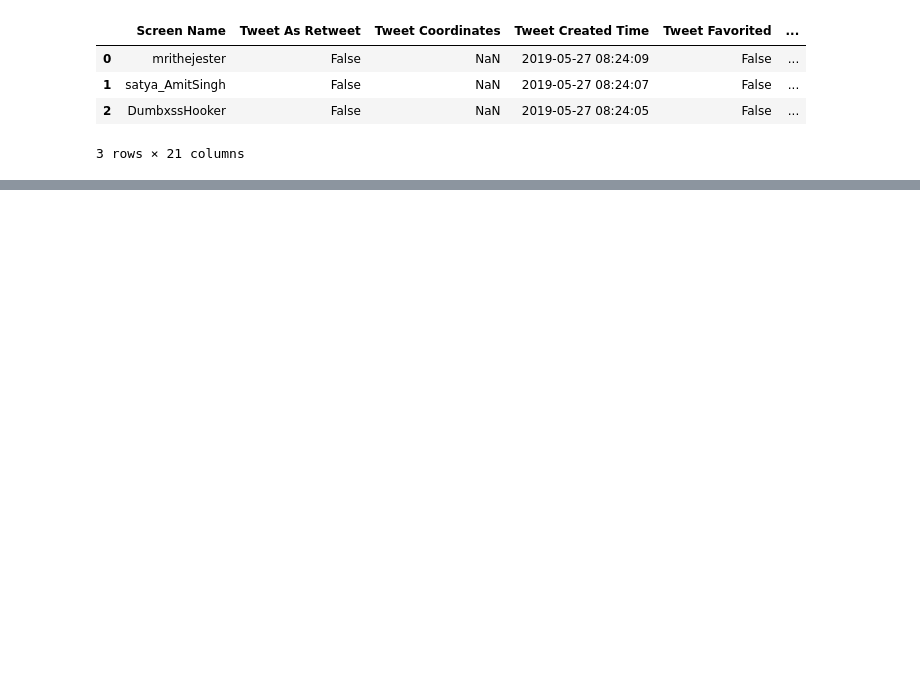
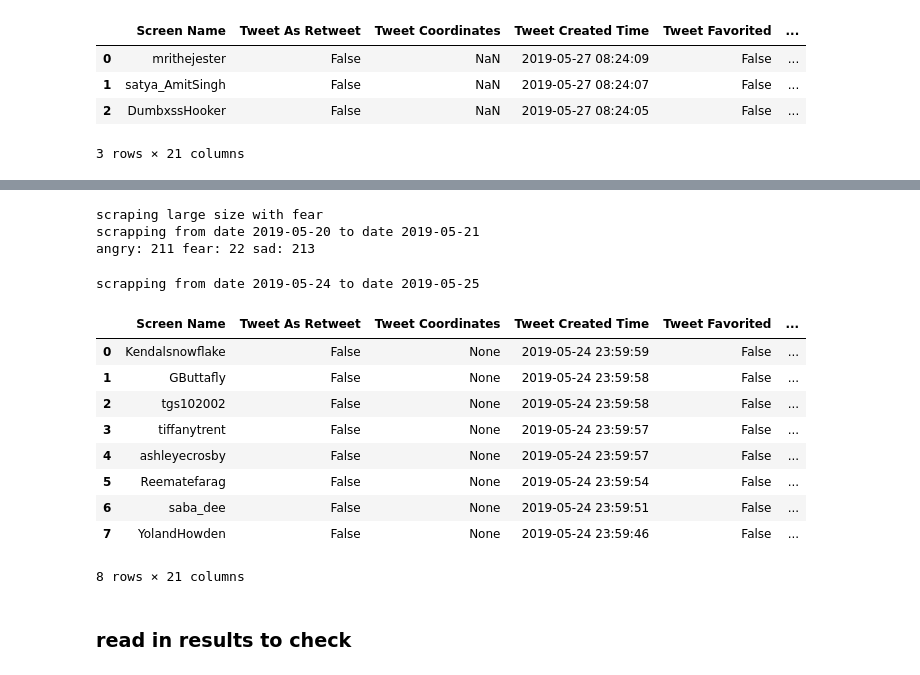
Before and after one commit to KathleenYWang/Sentiment_Detection_NLP, a Jupyter notebook: ScrapeTwitter.ipynb, the cells around one changed output, grey strips where cells are left out. Drawn from its saved outputs; the diff is of its cells as text; code cells hidden in the pictures; blank space fills up the shorter version.

Commit message:
data: scrape old data

```diff
--- a/ScrapeTwitter.ipynb
+++ b/ScrapeTwitter.ipynb
@@ -307,0 +252,29 @@ angry: 219 fear: 23 sad: 221
+# %%
+
+
+try:
+    print("scraping large size with fear")
+    scrape_by_date(sizes_lar, days, False)
+except:
+    try:
+        print("can't scrape large size with fear")
+        print("scraping medium size with fear")
+        scrape_by_date(sizes_med, days, False)
+    except:
+        print("can't scrape medium size with fear")
+        print("scraping large size without fear")
+        try:
+            scrape_by_date(sizes_lar, days, True)
+        except:
+            print("can't scrape large size without fear")
+            print("scraping medium size without fear")
+            try:
+                scrape_by_date(sizes_med, days, True)
+            except:
+                print("can't scrape medium size without fear")
+                print("scraping small size without fear")
+                scrape_by_date(sizes_sma, days, True)
+# %% [output]
+scraping large size with fear
+scrapping from date 2019-05-20 to date 2019-05-21
+angry: 211 fear: 22 sad: 213
@@ -307,0 +287,22 @@ angry: 219 fear: 23 sad: 221
+# %%
+today_datetime = datetime.today().now()- timedelta(days=3)
+yesterday_datetime = today_datetime - timedelta(days=1)
+today_date = today_datetime.strftime('%Y-%m-%d')
+yesterday_date = yesterday_datetime.strftime('%Y-%m-%d')
+print("scrapping from date", yesterday_date, "to date", today_date)
+angry_b = search_tweets(angry_query_a,10,yesterday_date,today_date)
+angry_b
+# %% [output]
+scrapping from date 2019-05-24 to date 2019-05-25
+|  | Screen Name | Tweet As Retweet | Tweet Coordinates | Tweet Created Time | Tweet Favorited | ... |
+| 0 | Kendalsnowflake | False | None | 2019-05-24 23:59:59 | False | ... |
+| 1 | GButtafly | False | None | 2019-05-24 23:59:58 | False | ... |
+| 2 | tgs102002 | False | None | 2019-05-24 23:59:58 | False | ... |
+| 3 | tiffanytrent | False | None | 2019-05-24 23:59:57 | False | ... |
+| 4 | ashleyecrosby | False | None | 2019-05-24 23:59:57 | False | ... |
+| 5 | Reematefarag | False | None | 2019-05-24 23:59:54 | False | ... |
+| 6 | saba_dee | False | None | 2019-05-24 23:59:51 | False | ... |
+| 7 | YolandHowden | False | None | 2019-05-24 23:59:46 | False | ... |
+8 rows × 21 columns
+# %% [markdown]
+### read in results to check
```
Also changed, not shown: parts of 20 cells of this notebook.
